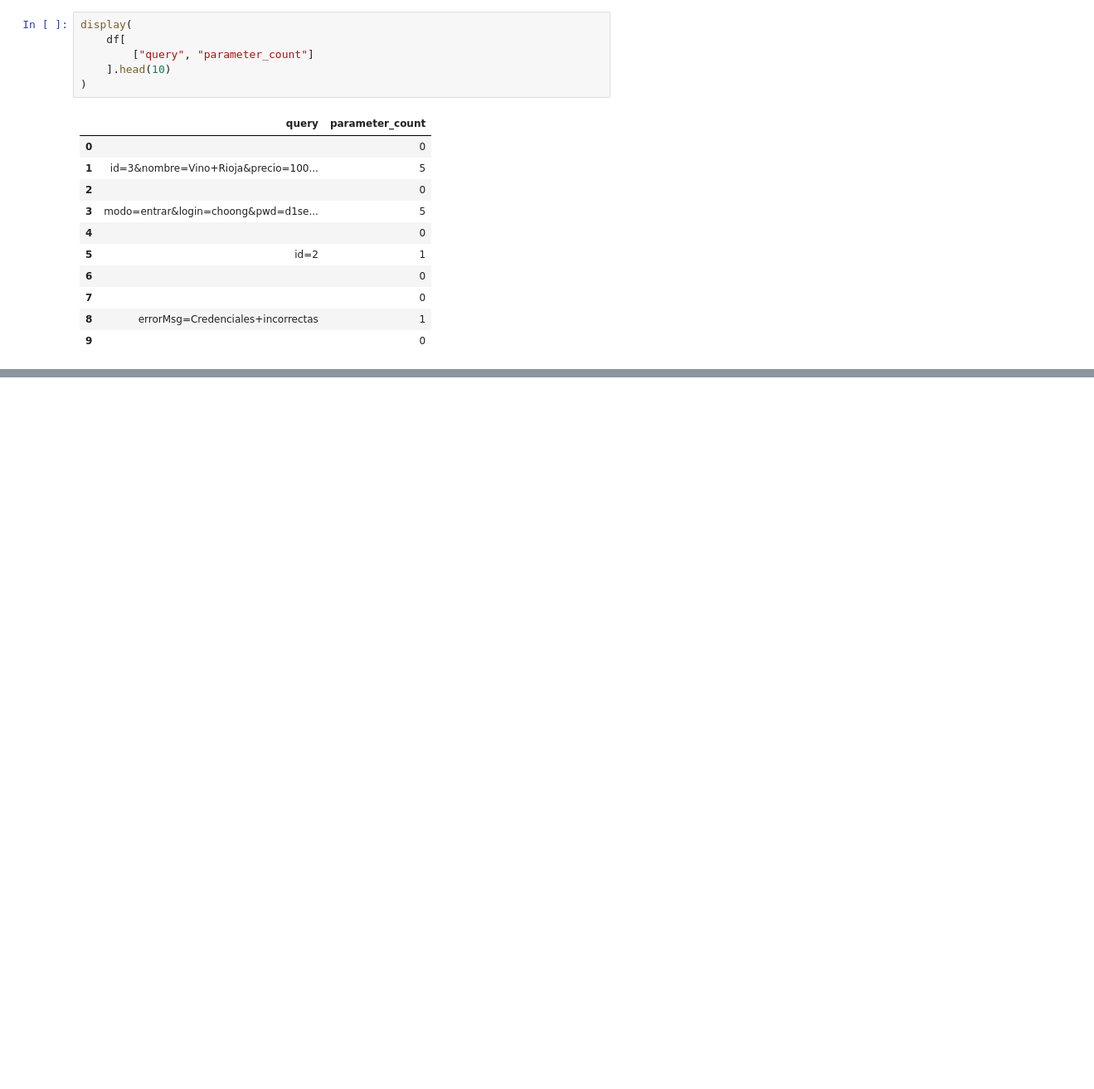
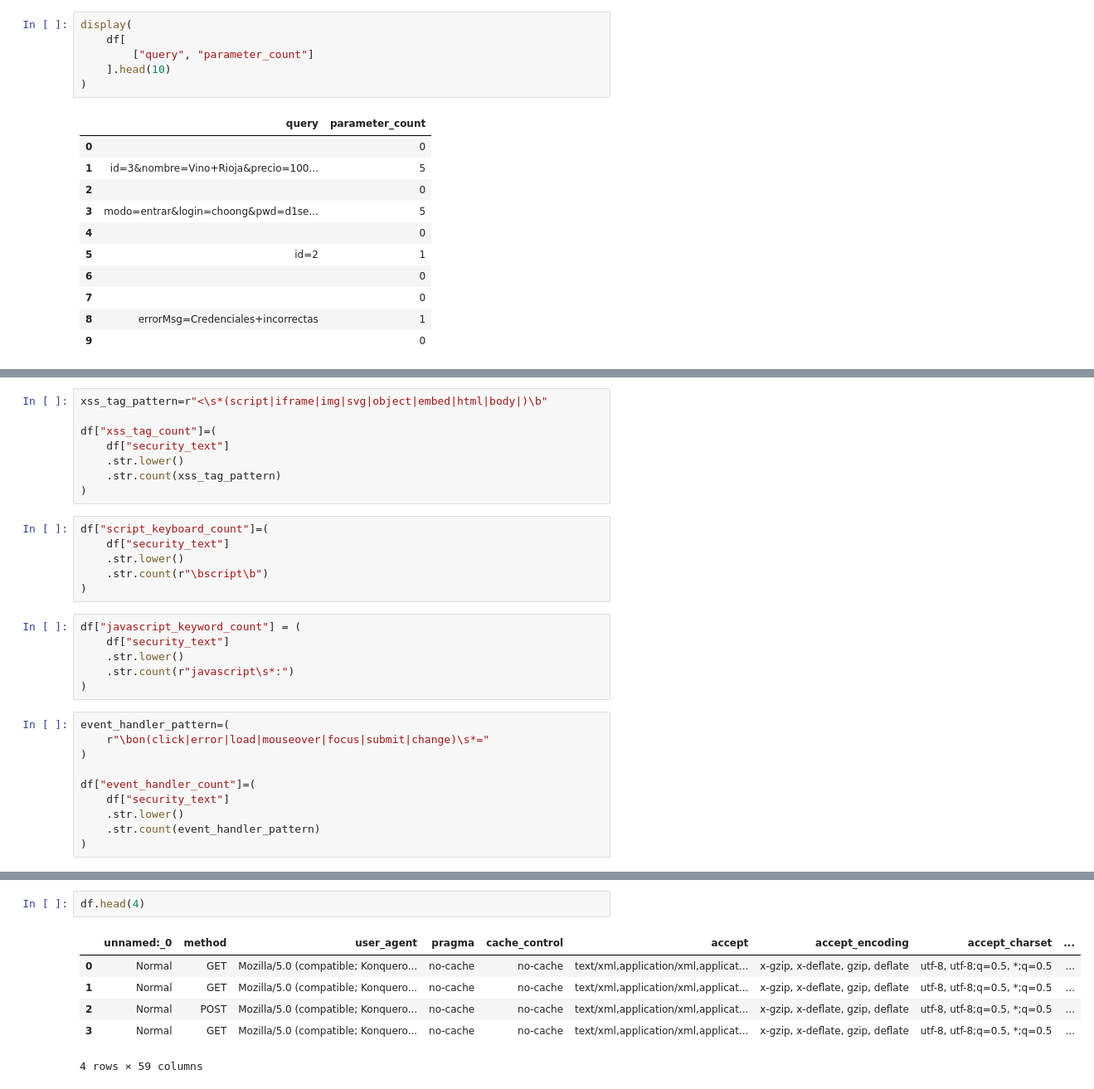
Before and after one commit to Mohit3700n/Deeplogs_Web_Attack, a Jupyter notebook: dataset.ipynb, the cells around one changed output, grey strips where cells are left out. Shown at 83% size. Drawn from its saved outputs; the diff is of its cells as text; blank space fills up the shorter version.

```diff
--- a/dataset.ipynb
+++ b/dataset.ipynb
@@ -590,0 +1552,30 @@ display(
+# %%
+xss_tag_pattern=r"<\s*(script|iframe|img|svg|object|embed|html|body|)\b"
+
+df["xss_tag_count"]=(
+    df["security_text"]
+    .str.lower()
+    .str.count(xss_tag_pattern)
+)
+# %%
+df["script_keyboard_count"]=(
+    df["security_text"]
+    .str.lower()
+    .str.count(r"\bscript\b")
+)
+# %%
+df["javascript_keyword_count"] = (
+    df["security_text"]
+    .str.lower()
+    .str.count(r"javascript\s*:")
+)
+# %%
+event_handler_pattern=(
+    r"\bon(click|error|load|mouseover|focus|submit|change)\s*="
+)
+
+df["event_handler_count"]=(
+    df["security_text"]
+    .str.lower()
+    .str.count(event_handler_pattern)
+)
@@ -590,0 +1601,9 @@ display(
+# %%
+df.head(4)
+# %% [output]
+|  | unnamed:_0 | method | user_agent | pragma | cache_control | accept | accept_encoding | accept_charset | ... |
+| 0 | Normal | GET | Mozilla/5.0 (compatible; Konquero... | no-cache | no-cache | text/xml,application/xml,applicat... | x-gzip, x-deflate, gzip, deflate | utf-8, utf-8;q=0.5, *;q=0.5 | ... |
+| 1 | Normal | GET | Mozilla/5.0 (compatible; Konquero... | no-cache | no-cache | text/xml,application/xml,applicat... | x-gzip, x-deflate, gzip, deflate | utf-8, utf-8;q=0.5, *;q=0.5 | ... |
+| 2 | Normal | POST | Mozilla/5.0 (compatible; Konquero... | no-cache | no-cache | text/xml,application/xml,applicat... | x-gzip, x-deflate, gzip, deflate | utf-8, utf-8;q=0.5, *;q=0.5 | ... |
+| 3 | Normal | GET | Mozilla/5.0 (compatible; Konquero... | no-cache | no-cache | text/xml,application/xml,applicat... | x-gzip, x-deflate, gzip, deflate | utf-8, utf-8;q=0.5, *;q=0.5 | ... |
+4 rows × 59 columns
```
Also changed, not shown: parts of 87 cells of this notebook.
